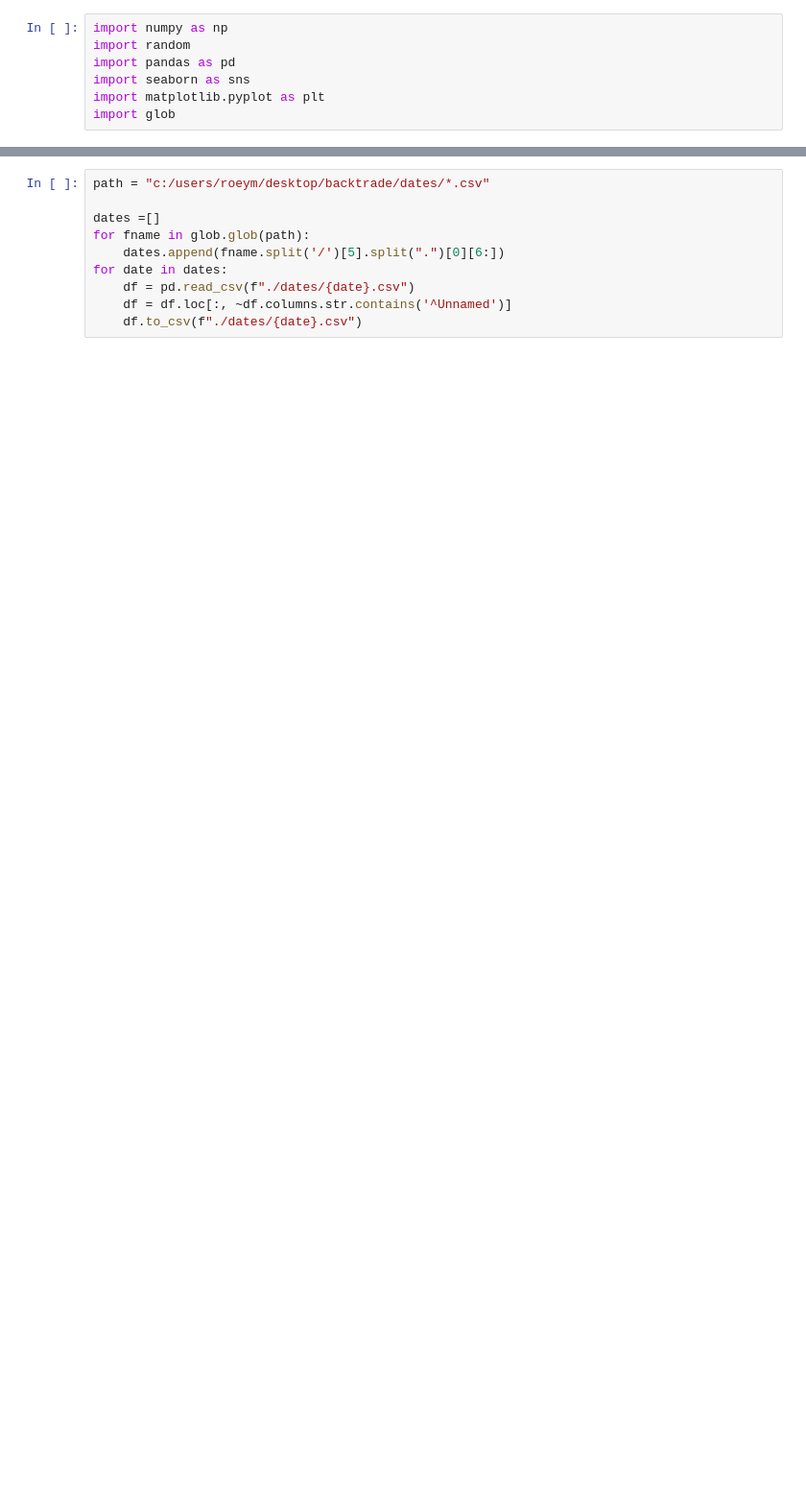
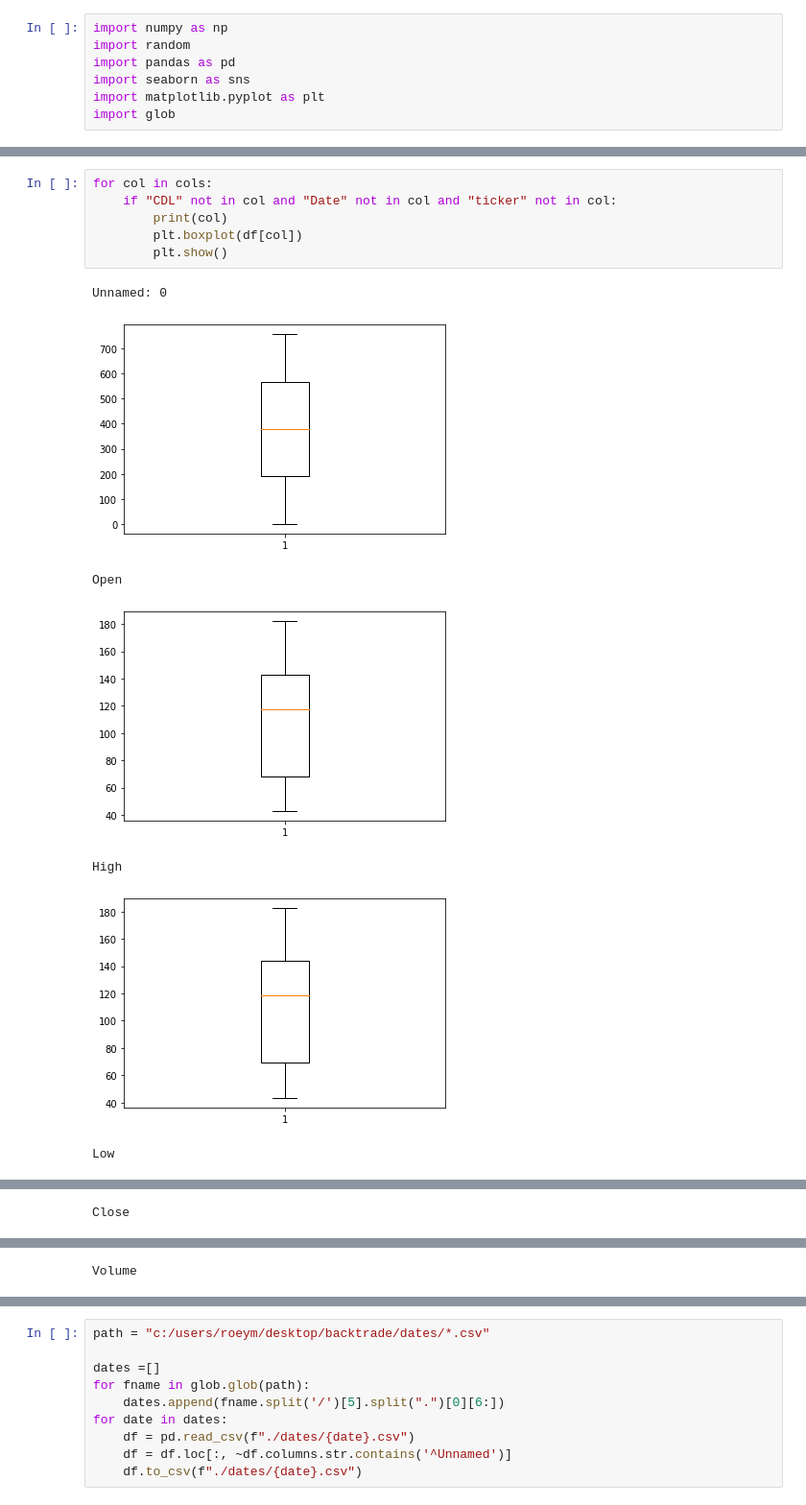
Before and after one commit to roeimichael/BackTrade, a Jupyter notebook: Untitled.ipynb, the cells around one changed output, grey strips where cells are left out. Shown: that part at 96% size. Saved outputs shown, nothing was run; the diff lists cells and outputs as text; blank space fills up the shorter version.

```diff
--- a/Untitled.ipynb
+++ b/Untitled.ipynb
@@ -30,0 +32,14 @@ Low
+# %%
+for col in cols:
+    if "CDL" not in col and "Date" not in col and "ticker" not in col:
+        print(col)
+        plt.boxplot(df[col])
+        plt.show()
+# %% [output]
+Unnamed: 0
+[figure, added]
+Open
+[figure, added]
+High
+[figure, added]
+Low
@@ -30,0 +47 @@ Low
+Close
@@ -30,0 +49 @@ Low
+Volume
```
Also changed, not shown: parts of 2 cells of this notebook, 2 other files.
